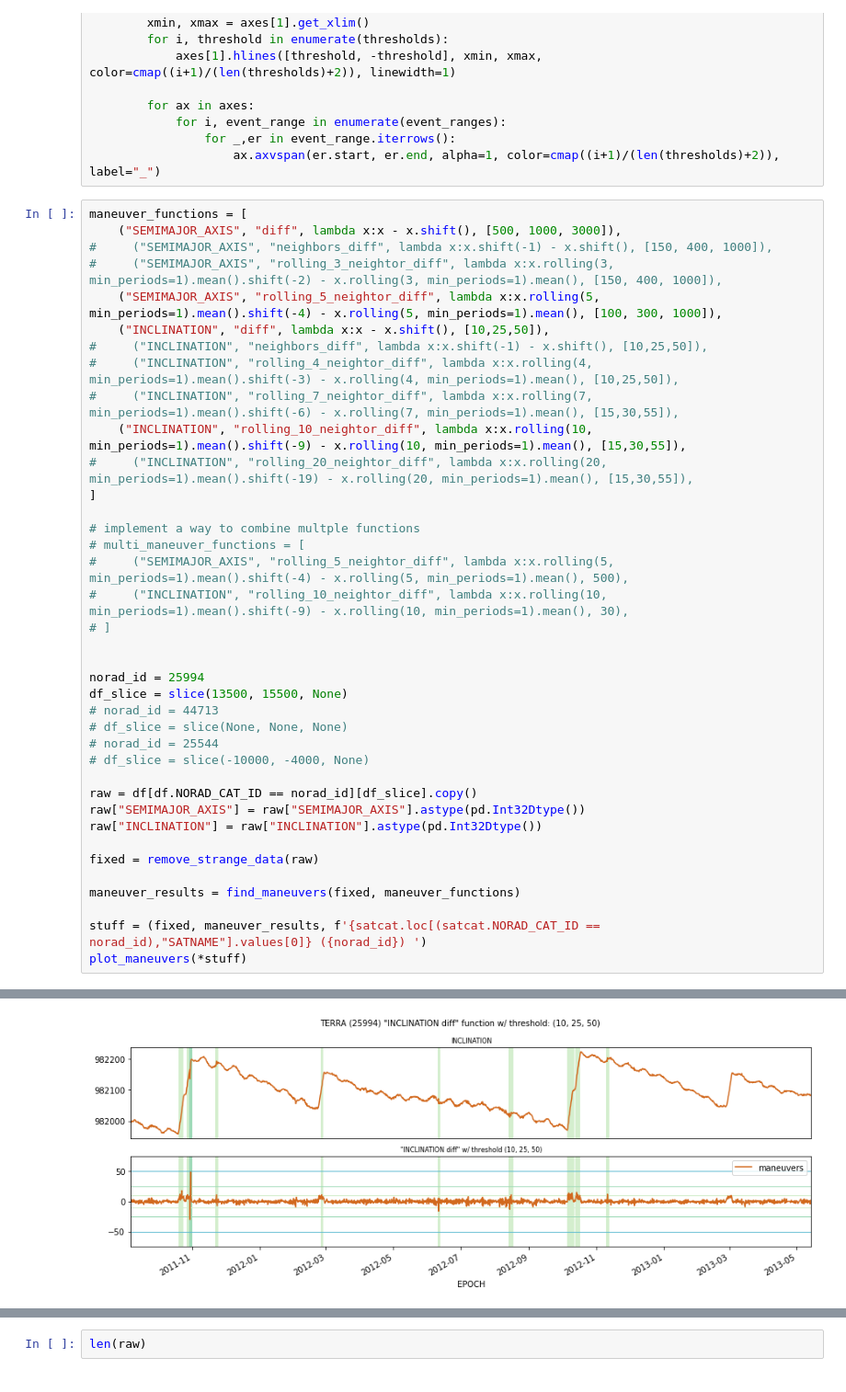
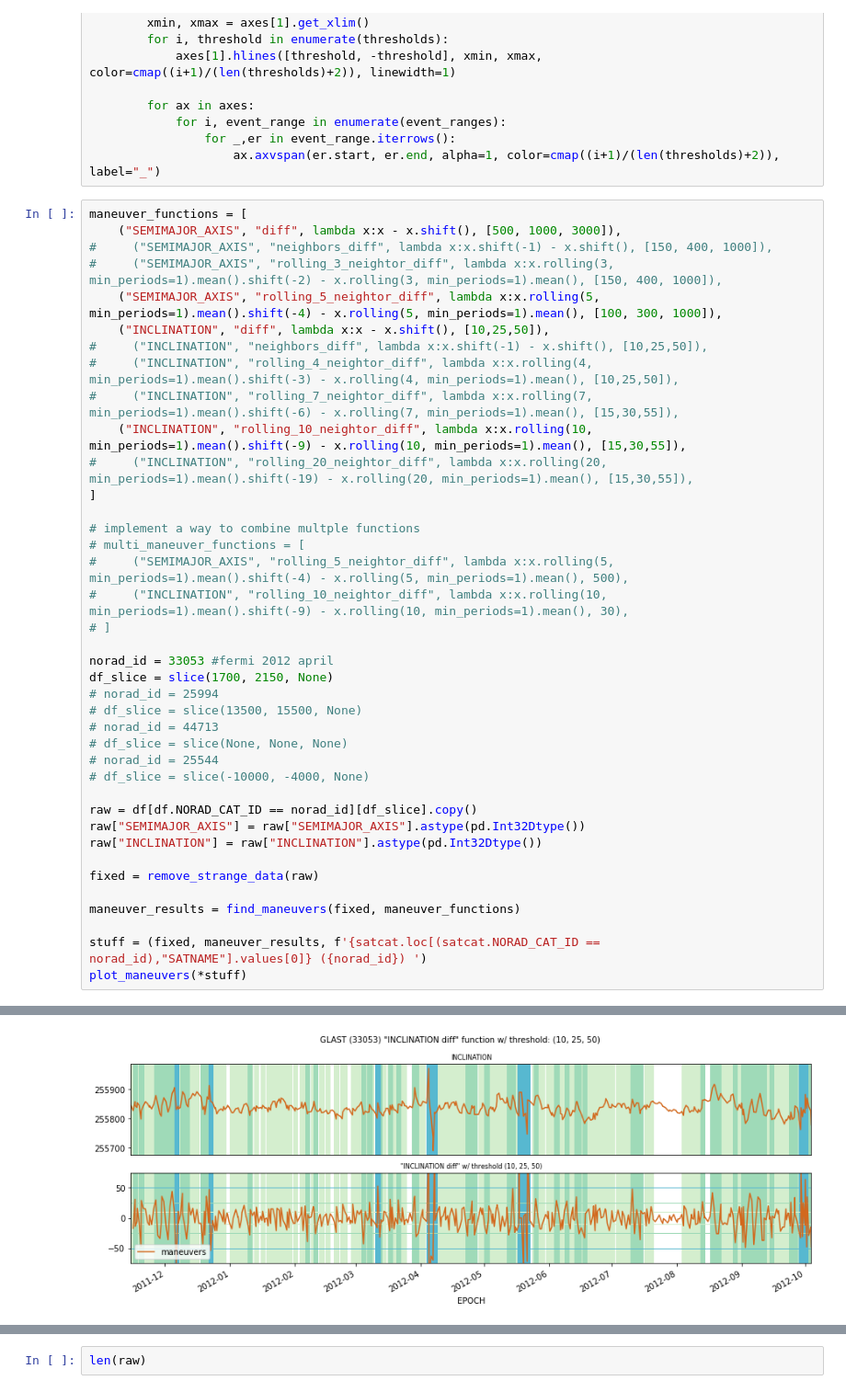
Before and after one commit to mads-hatters/SIADS-591-Orbital-Congestion, a Jupyter notebook: playground/tim_detect_maneuver/maneuvers_detection_method.ipynb, the cells around one changed output, grey strips where cells are left out. Shown at 92% size. Drawn from its saved outputs; the diff is of its cells as text.

Commit message:
Fermi exploration

```diff
--- a/playground/tim_detect_maneuver/maneuvers_detection_method.ipynb
+++ b/playground/tim_detect_maneuver/maneuvers_detection_method.ipynb
@@ -124,9 +124,10 @@ maneuver_functions = [
 #     ("INCLINATION", "rolling_10_neightor_diff", lambda x:x.rolling(10, min_periods=1).mean().shift(-9) - x.rolling(10, min_periods=1).mean(), 30),
 # ]
 
-
-norad_id = 25994
-df_slice = slice(13500, 15500, None)
+norad_id = 33053 #fermi 2012 april
+df_slice = slice(1700, 2150, None)
+# norad_id = 25994
+# df_slice = slice(13500, 15500, None)
 # norad_id = 44713
 # df_slice = slice(None, None, None)
 # norad_id = 25544
@@ -148 +149 @@ plot_maneuvers(*stuff)
-[figure, old version]
+[figure, new version]
```
Also changed, not shown: parts of 1 cell of this notebook, 1 other file.
